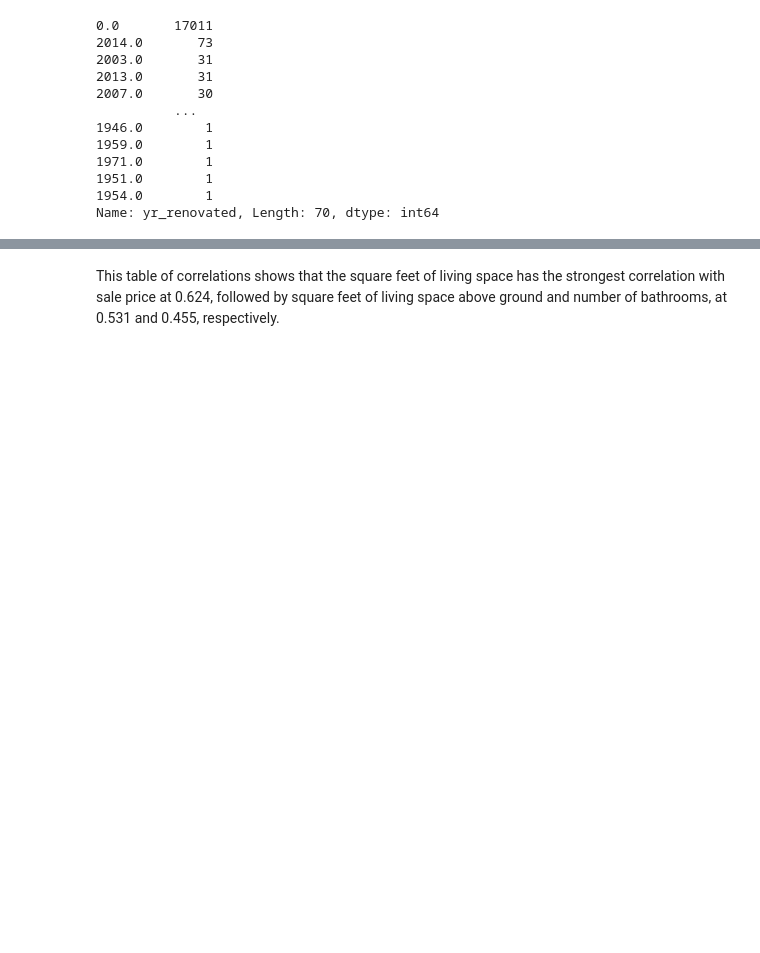
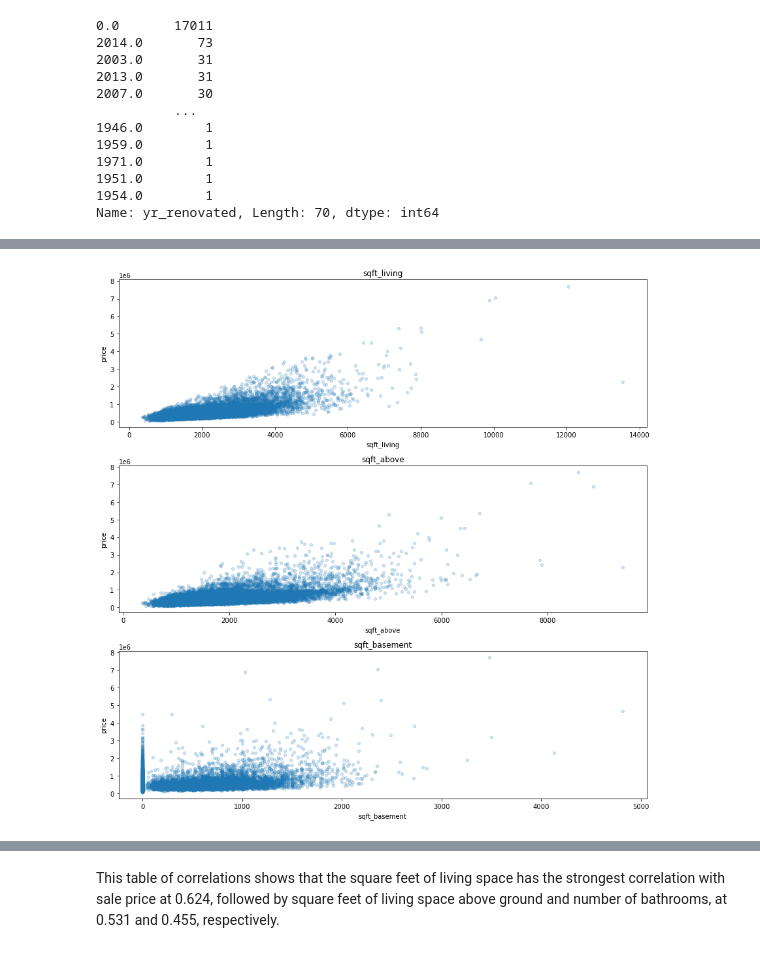
Before and after one commit to rfb-vibe/multiple-linear-regression-project, a Jupyter notebook: jnb-phase-2-project.ipynb, the cells around one changed output, grey strips where cells are left out. Saved outputs shown, nothing was run; the diff lists cells and outputs as text; code cells hidden in the pictures; blank space fills up the shorter version.

```diff
--- a/jnb-phase-2-project.ipynb
+++ b/jnb-phase-2-project.ipynb
@@ -470,0 +265,5 @@ kcdf_clean = pd.concat([kcdf, waterfront_dummies, view_dummies, cond_dummies, gr
+# %%
+# Create new feature of reno_status, indicating whether it's been renovated or not
+
+kcdf['reno_status'] = kcdf.yr_renovated.map(lambda x: 0 if x == 0 else 1)
+kcdf.drop(['yr_renovated'], axis = 1, inplace = True)
@@ -470,0 +301,6 @@ kcdf_clean = pd.concat([kcdf, waterfront_dummies, view_dummies, cond_dummies, gr
+# %%
+# Fill NaNs with 0
+
+kcdf['waterfront'].replace("YES", 1, inplace = True)
+kcdf['waterfront'].replace("NO", 0, inplace = True)
+kcdf['waterfront'].fillna(value = 0, inplace = True)
@@ -470,0 +405,13 @@ kcdf_clean = pd.concat([kcdf, waterfront_dummies, view_dummies, cond_dummies, gr
+# %%
+# Let's visualize our continuous variables to see relationship to sale price for exploratory purposes
+
+fig, axes = plt.subplots(nrows=3, ncols=1, figsize=(12,12))
+
+for xcol, ax in zip(['sqft_living', 'sqft_above', 'sqft_basement'], axes):
+    kcdf.plot(kind = 'scatter', x = xcol, y = 'price', ax = ax, alpha=0.2)
+
+    ax.set_title(xcol)
+
+fig.tight_layout()
+# %% [output]
+[figure, added]
```
Also changed, not shown: parts of 142 cells of this notebook, 5 other files.
